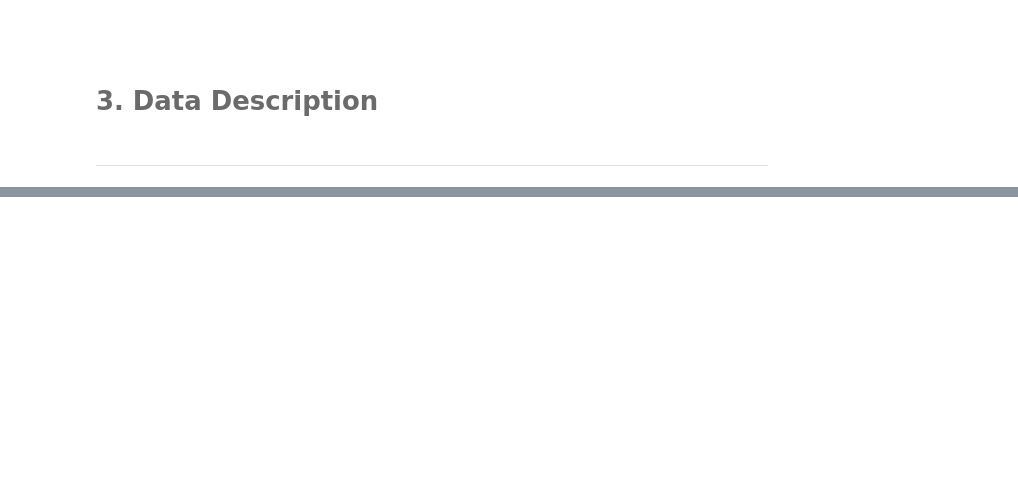
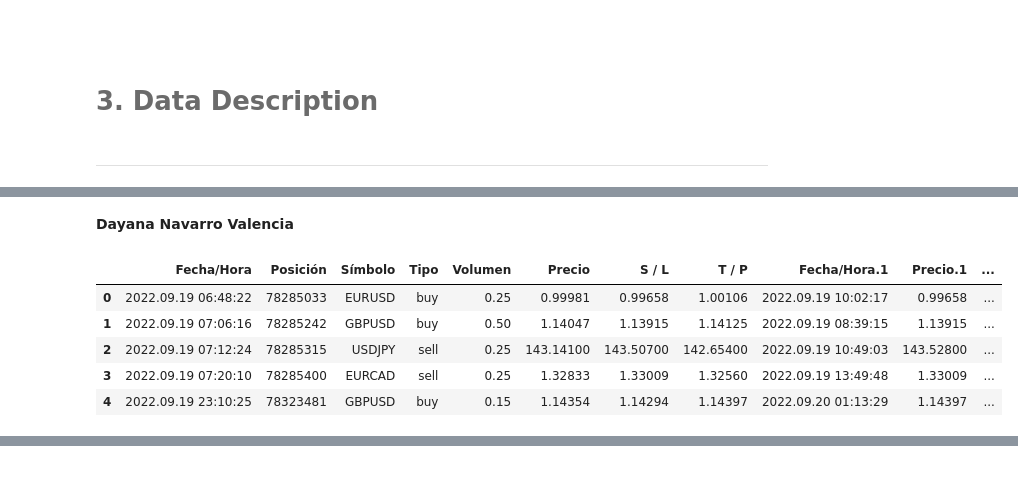
Before and after one commit to DayanaNavarro/LAB3_MYST, a Jupyter notebook: notebook.ipynb, the cells around one changed output, grey strips where cells are left out. Drawn from its saved outputs; the diff is of its cells as text; code cells hidden in the pictures; blank space fills up the shorter version.

```diff
--- a/notebook.ipynb
+++ b/notebook.ipynb
@@ -76,0 +137,2 @@ import functions as fn
+# %%
+data2 = fn.f_leer_archivo("Data2")
@@ -76,0 +179,12 @@ import functions as fn
+# %% [markdown]
+**Dayana Navarro Valencia**
+# %%
+data2 = fn.f_columnas_tiempos(data2)
+data2.drop(['Unnamed: 13', 'Unnamed: 14'], axis=1).head()
+# %% [output]
+|  | Fecha/Hora | Posición | Símbolo | Tipo | Volumen | Precio | S / L | T / P | Fecha/Hora.1 | Precio.1 | ... |
+| 0 | 2022.09.19 06:48:22 | 78285033 | EURUSD | buy | 0.25 | 0.99981 | 0.99658 | 1.00106 | 2022.09.19 10:02:17 | 0.99658 | ... |
+| 1 | 2022.09.19 07:06:16 | 78285242 | GBPUSD | buy | 0.50 | 1.14047 | 1.13915 | 1.14125 | 2022.09.19 08:39:15 | 1.13915 | ... |
+| 2 | 2022.09.19 07:12:24 | 78285315 | USDJPY | sell | 0.25 | 143.14100 | 143.50700 | 142.65400 | 2022.09.19 10:49:03 | 143.52800 | ... |
+| 3 | 2022.09.19 07:20:10 | 78285400 | EURCAD | sell | 0.25 | 1.32833 | 1.33009 | 1.32560 | 2022.09.19 13:49:48 | 1.33009 | ... |
+| 4 | 2022.09.19 23:10:25 | 78323481 | GBPUSD | buy | 0.15 | 1.14354 | 1.14294 | 1.14397 | 2022.09.20 01:13:29 | 1.14397 | ... |
```
Also changed, not shown: parts of 70 cells of this notebook, 2 other files.
